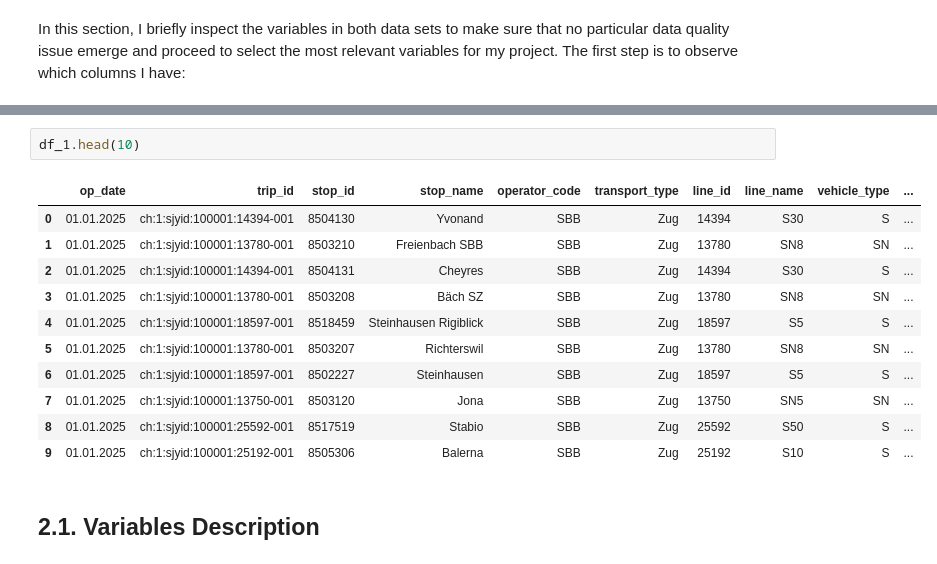
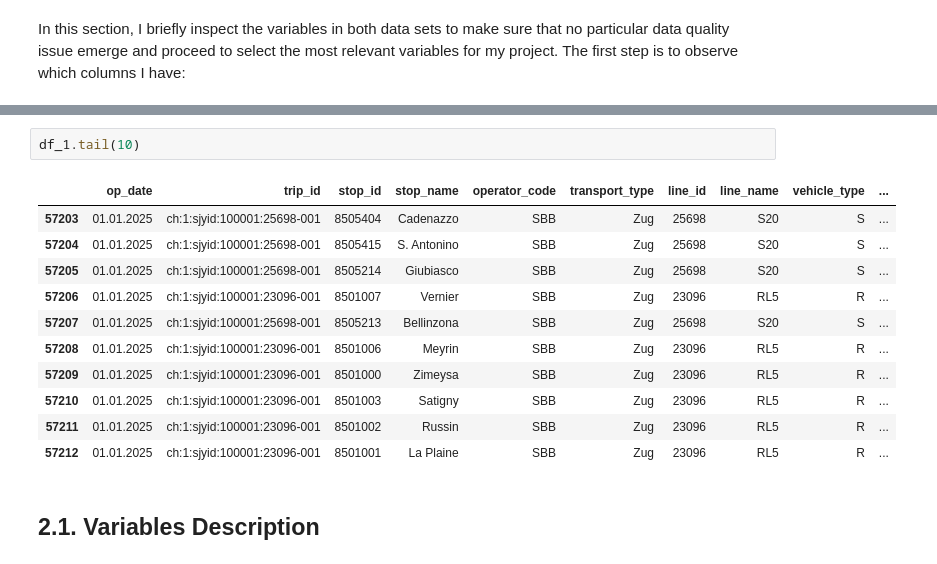
Before and after one commit to YVYX04/Swiss_Train_ML, a Jupyter notebook: notebooks/data/test_IstData.ipynb, the cells around one changed output, grey strips where cells are left out. Saved outputs shown, nothing was run; the diff lists cells and outputs as text.

```diff
--- a/notebooks/data/test_IstData.ipynb
+++ b/notebooks/data/test_IstData.ipynb
@@ -60,19 +60,19 @@ Data columns (total 14 columns):
 dtypes: datetime64[ns](2), float64(1), int8(1), object(10)
 memory usage: 5.7+ MB
 # %%
-df_1.head(10)
+df_1.tail(10)
 # %% [output]
 |  | op_date | trip_id | stop_id | stop_name | operator_code | transport_type | line_id | line_name | vehicle_type | ... |
-| 0 | 01.01.2025 | ch:1:sjyid:100001:14394-001 | 8504130 | Yvonand | SBB | Zug | 14394 | S30 | S | ... |
-| 1 | 01.01.2025 | ch:1:sjyid:100001:13780-001 | 8503210 | Freienbach SBB | SBB | Zug | 13780 | SN8 | SN | ... |
-| 2 | 01.01.2025 | ch:1:sjyid:100001:14394-001 | 8504131 | Cheyres | SBB | Zug | 14394 | S30 | S | ... |
-| 3 | 01.01.2025 | ch:1:sjyid:100001:13780-001 | 8503208 | Bäch SZ | SBB | Zug | 13780 | SN8 | SN | ... |
-| 4 | 01.01.2025 | ch:1:sjyid:100001:18597-001 | 8518459 | Steinhausen Rigiblick | SBB | Zug | 18597 | S5 | S | ... |
-| 5 | 01.01.2025 | ch:1:sjyid:100001:13780-001 | 8503207 | Richterswil | SBB | Zug | 13780 | SN8 | SN | ... |
-| 6 | 01.01.2025 | ch:1:sjyid:100001:18597-001 | 8502227 | Steinhausen | SBB | Zug | 18597 | S5 | S | ... |
-| 7 | 01.01.2025 | ch:1:sjyid:100001:13750-001 | 8503120 | Jona | SBB | Zug | 13750 | SN5 | SN | ... |
-| 8 | 01.01.2025 | ch:1:sjyid:100001:25592-001 | 8517519 | Stabio | SBB | Zug | 25592 | S50 | S | ... |
-| 9 | 01.01.2025 | ch:1:sjyid:100001:25192-001 | 8505306 | Balerna | SBB | Zug | 25192 | S10 | S | ... |
+| 57203 | 01.01.2025 | ch:1:sjyid:100001:25698-001 | 8505404 | Cadenazzo | SBB | Zug | 25698 | S20 | S | ... |
+| 57204 | 01.01.2025 | ch:1:sjyid:100001:25698-001 | 8505415 | S. Antonino | SBB | Zug | 25698 | S20 | S | ... |
+| 57205 | 01.01.2025 | ch:1:sjyid:100001:25698-001 | 8505214 | Giubiasco | SBB | Zug | 25698 | S20 | S | ... |
+| 57206 | 01.01.2025 | ch:1:sjyid:100001:23096-001 | 8501007 | Vernier | SBB | Zug | 23096 | RL5 | R | ... |
+| 57207 | 01.01.2025 | ch:1:sjyid:100001:25698-001 | 8505213 | Bellinzona | SBB | Zug | 25698 | S20 | S | ... |
+| 57208 | 01.01.2025 | ch:1:sjyid:100001:23096-001 | 8501006 | Meyrin | SBB | Zug | 23096 | RL5 | R | ... |
+| 57209 | 01.01.2025 | ch:1:sjyid:100001:23096-001 | 8501000 | Zimeysa | SBB | Zug | 23096 | RL5 | R | ... |
+| 57210 | 01.01.2025 | ch:1:sjyid:100001:23096-001 | 8501003 | Satigny | SBB | Zug | 23096 | RL5 | R | ... |
+| 57211 | 01.01.2025 | ch:1:sjyid:100001:23096-001 | 8501002 | Russin | SBB | Zug | 23096 | RL5 | R | ... |
+| 57212 | 01.01.2025 | ch:1:sjyid:100001:23096-001 | 8501001 | La Plaine | SBB | Zug | 23096 | RL5 | R | ... |
 # %% [markdown]
 ## 2.1. Variables Description
 # %% [markdown]
```
Also changed, not shown: parts of 5 cells of this notebook.
